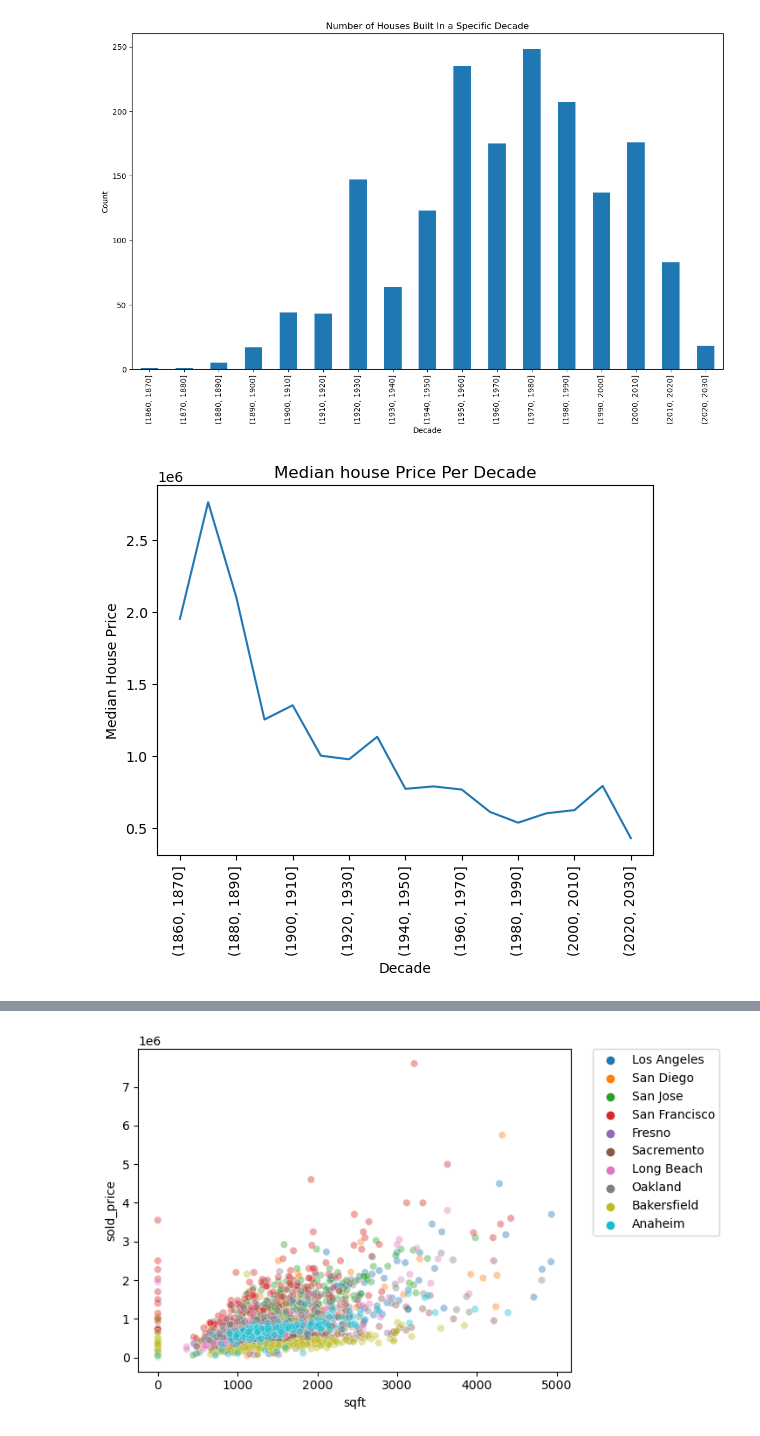
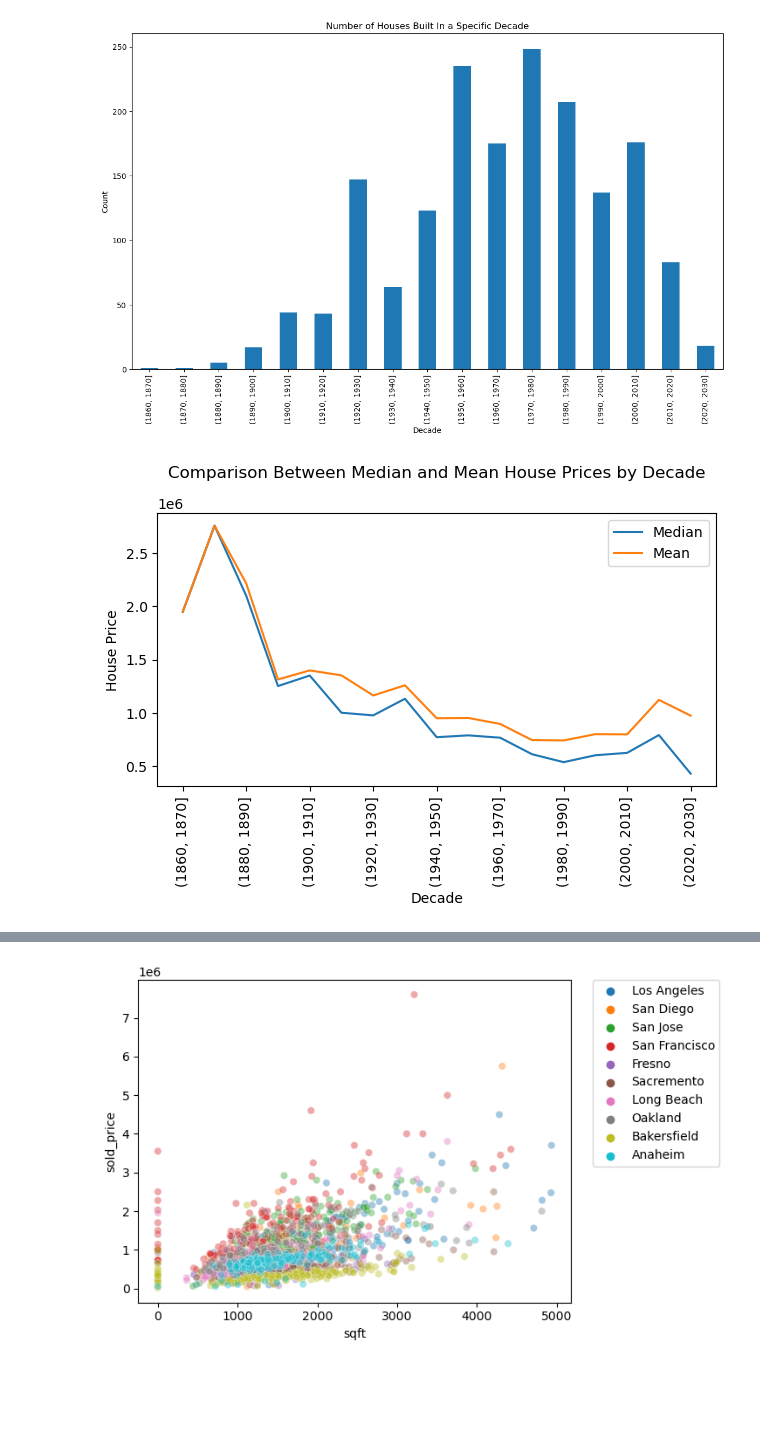
Before and after one commit to Alan-Phan/RealEstate, a Jupyter notebook: EDA/EDA.ipynb, the cells around one changed output, grey strips where cells are left out. Drawn from its saved outputs; the diff is of its cells as text; code cells hidden in the pictures; blank space fills up the shorter version.

Commit message:
Added images for Report

```diff
--- a/EDA/EDA.ipynb
+++ b/EDA/EDA.ipynb
@@ -96,11 +95,17 @@ See the caveats in the documentation: https://pandas.pydata.org/pandas-docs/stab
   df['decade'] = df["decade"].astype(str)
 [figure]
 # %%
-ax = df.groupby('decade')['sold_price'].median().plot(kind='line',
-                                                     title = 'Median house Price Per Decade')
+fig, ax = plt.subplots()
+ax = df.groupby('decade')['sold_price'].median().plot(kind='line', label='Median')
+ax = df.groupby('decade')['sold_price'].mean().plot(kind='line', label='Mean')
+
+plt.legend(loc='upper right')
+plt.title('Comparison Between Median and Mean House Prices by Decade', y=1.10)
 _ = plt.xlabel('Decade')
-_ = plt.ylabel('Median House Price')
+_ = plt.ylabel('House Price')
 _ = plt.xticks(rotation=90)
+fig.tight_layout()
+plt.savefig('img2.jpg', bbox_inches='tight')
 plt.show()
 # %% [output]
-[figure, old version]
+[figure, new version]
```
Also changed, not shown: parts of 12 cells of this notebook, 19 other files.
